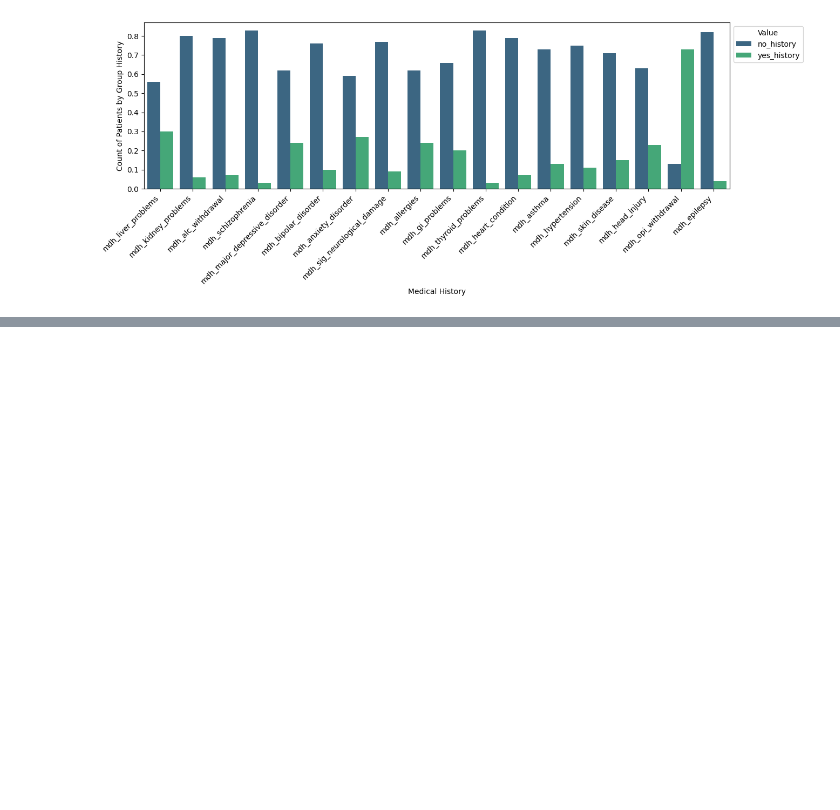
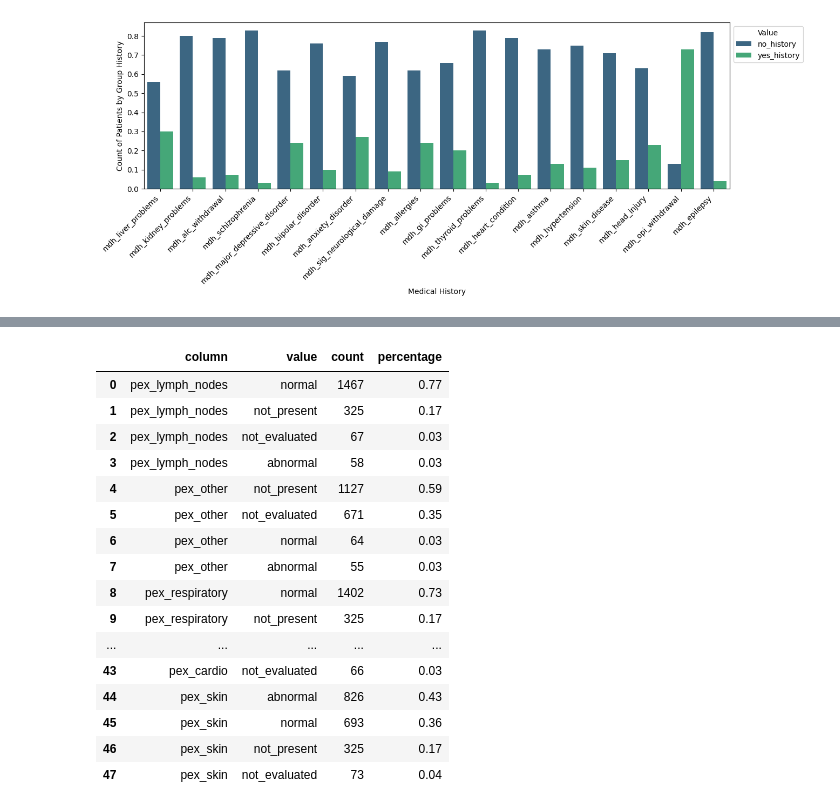
Before and after one commit to DanHerman212/precision_medicine, a Jupyter notebook: code/2_exploratory_analysis.ipynb, the cells around one changed output, grey strips where cells are left out. Cells and saved outputs as stored; diff of their text form; code cells hidden in the pictures; blank space fills up the shorter version.

```diff
--- a/code/2_exploratory_analysis.ipynb
+++ b/code/2_exploratory_analysis.ipynb
@@ -624,0 +629,28 @@ plt.xlabel('Medical History');
+# %%
+# create pex table with value counts
+
+# create df for pex data
+pex = data[[col for col in data.columns if col.startswith('pex_')]]
+
+# call helper function to extract the value counts and organize them into a table
+pex_vc = helper.df_value_counts(pex)
+
+pex_vc
+# %% [output]
+|  | column | value | count | percentage |
+| 0 | pex_lymph_nodes | normal | 1467 | 0.77 |
+| 1 | pex_lymph_nodes | not_present | 325 | 0.17 |
+| 2 | pex_lymph_nodes | not_evaluated | 67 | 0.03 |
+| 3 | pex_lymph_nodes | abnormal | 58 | 0.03 |
+| 4 | pex_other | not_present | 1127 | 0.59 |
+| 5 | pex_other | not_evaluated | 671 | 0.35 |
+| 6 | pex_other | normal | 64 | 0.03 |
+| 7 | pex_other | abnormal | 55 | 0.03 |
+| 8 | pex_respiratory | normal | 1402 | 0.73 |
+| 9 | pex_respiratory | not_present | 325 | 0.17 |
+| ... | ... | ... | ... | ... |
+| 43 | pex_cardio | not_evaluated | 66 | 0.03 |
+| 44 | pex_skin | abnormal | 826 | 0.43 |
+| 45 | pex_skin | normal | 693 | 0.36 |
+| 46 | pex_skin | not_present | 325 | 0.17 |
+| 47 | pex_skin | not_evaluated | 73 | 0.04 |
```
Also changed, not shown: parts of 5 cells of this notebook, 2 other files.
